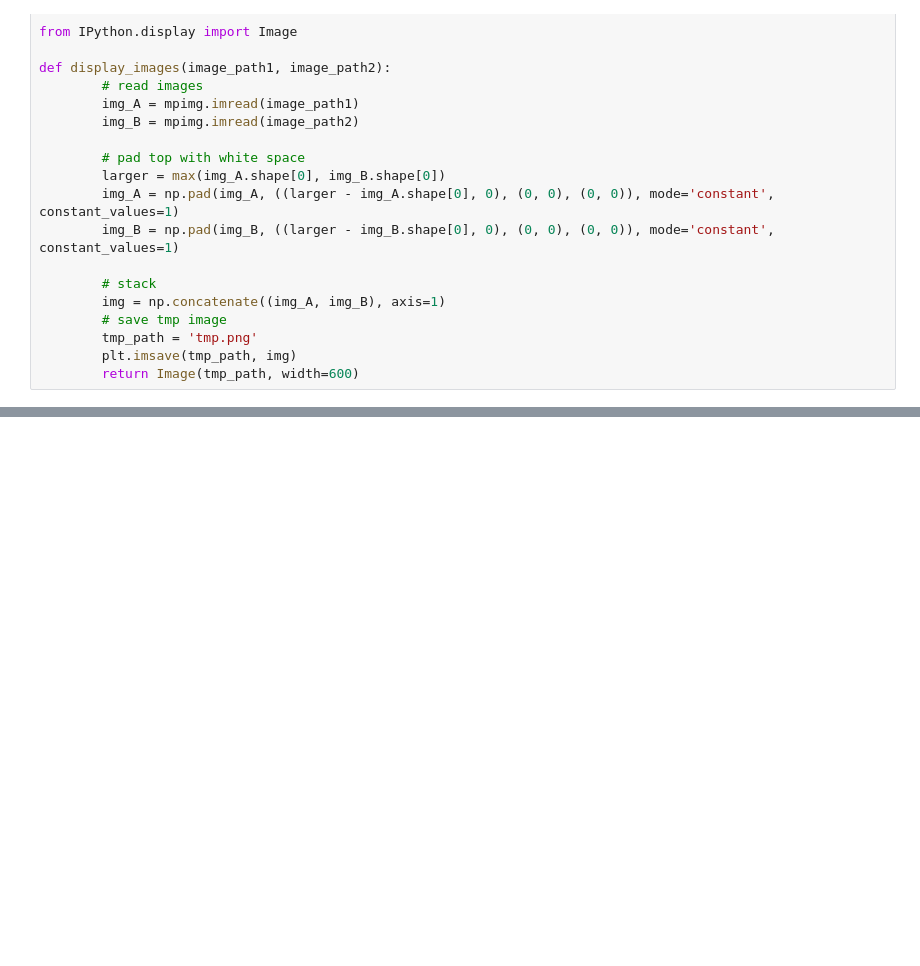
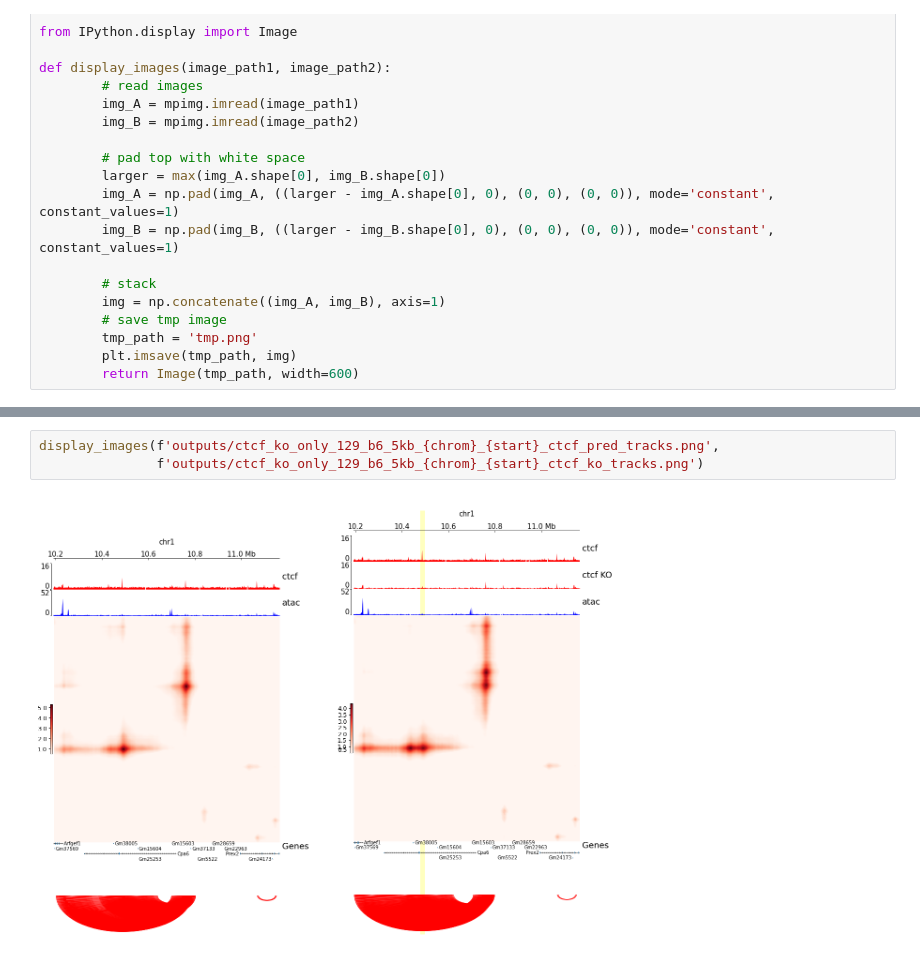
Before and after one commit to dylan-plummer/C.Shark, a Jupyter notebook: examples/diploid_example.ipynb, the cells around one changed output, grey strips where cells are left out. Cells and saved outputs as stored; diff of their text form; blank space fills up the shorter version.

```diff
--- a/examples/diploid_example.ipynb
+++ b/examples/diploid_example.ipynb
@@ -69,0 +145,5 @@ display_images('outputs/ctcf_ko_only_129_b6_5kb_chr2_62000000_ctcf_pred_tracks.p
+# %%
+display_images(f'outputs/ctcf_ko_only_129_b6_5kb_{chrom}_{start}_ctcf_pred_tracks.png',
+               f'outputs/ctcf_ko_only_129_b6_5kb_{chrom}_{start}_ctcf_ko_tracks.png')
+# %% [output]
+[figure, added]
```
Also changed, not shown: parts of 21 cells of this notebook.
